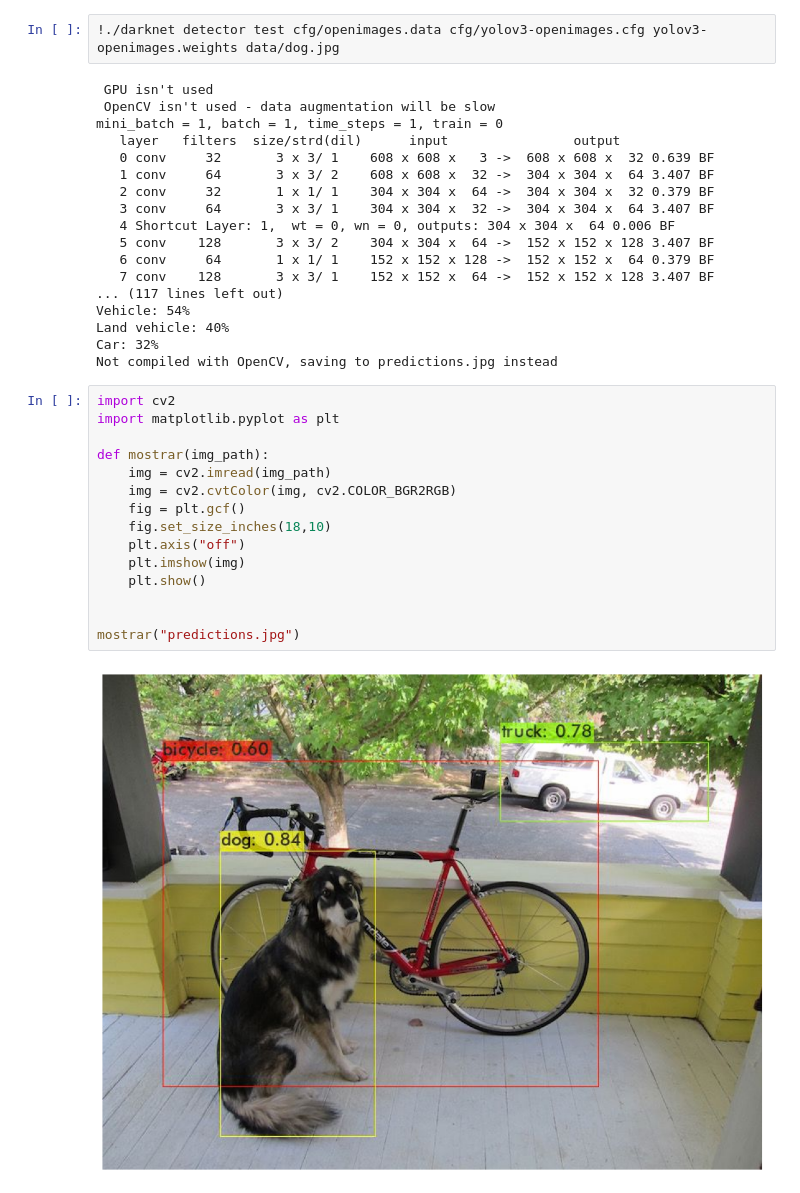
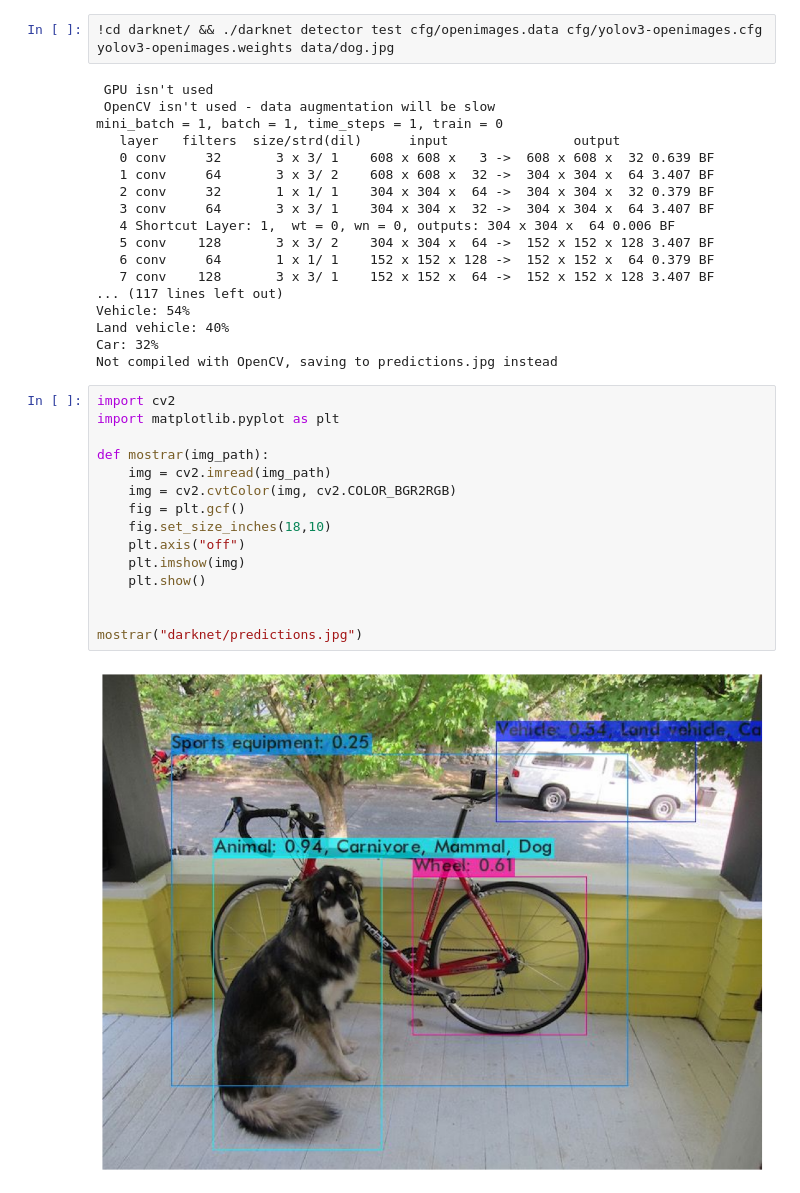
Before and after one commit to lucasraniere/courses, a Jupyter notebook: Object Detection: YOLO, Darknet, OpenCV, and Python/02-Testing third-party w8.ipynb, the cells around one changed output. Cells and saved outputs as stored; diff of their text form.

```diff
--- a/Object Detection: YOLO, Darknet, OpenCV, and Python/02-Testing third-party w8.ipynb
+++ b/Object Detection: YOLO, Darknet, OpenCV, and Python/02-Testing third-party w8.ipynb
@@ -19,5 +19,5 @@ yolov3-openimages.w 100%[===================>] 247,22M  4,84MB/s    in 25s
 # %%
-!./darknet detector test cfg/openimages.data cfg/yolov3-openimages.cfg yolov3-openimages.weights data/dog.jpg
+!cd darknet/ && ./darknet detector test cfg/openimages.data cfg/yolov3-openimages.cfg yolov3-openimages.weights data/dog.jpg
 # %% [output]
  GPU isn't used
  OpenCV isn't used - data augmentation will be slow
@@ -39,18 +39,18 @@ Not compiled with OpenCV, saving to predictions.jpg instead
 # %%
 import cv2
 import matplotlib.pyplot as plt
 
 def mostrar(img_path):
     img = cv2.imread(img_path)
     img = cv2.cvtColor(img, cv2.COLOR_BGR2RGB)
     fig = plt.gcf()
     fig.set_size_inches(18,10)
     plt.axis("off")
     plt.imshow(img)
     plt.show()
 
 
-mostrar("predictions.jpg")
+mostrar("darknet/predictions.jpg")
 # %% [output]
-[figure, old version]
+[figure, new version]
 # %%
```
Also changed, not shown: parts of 4 cells of this notebook.
